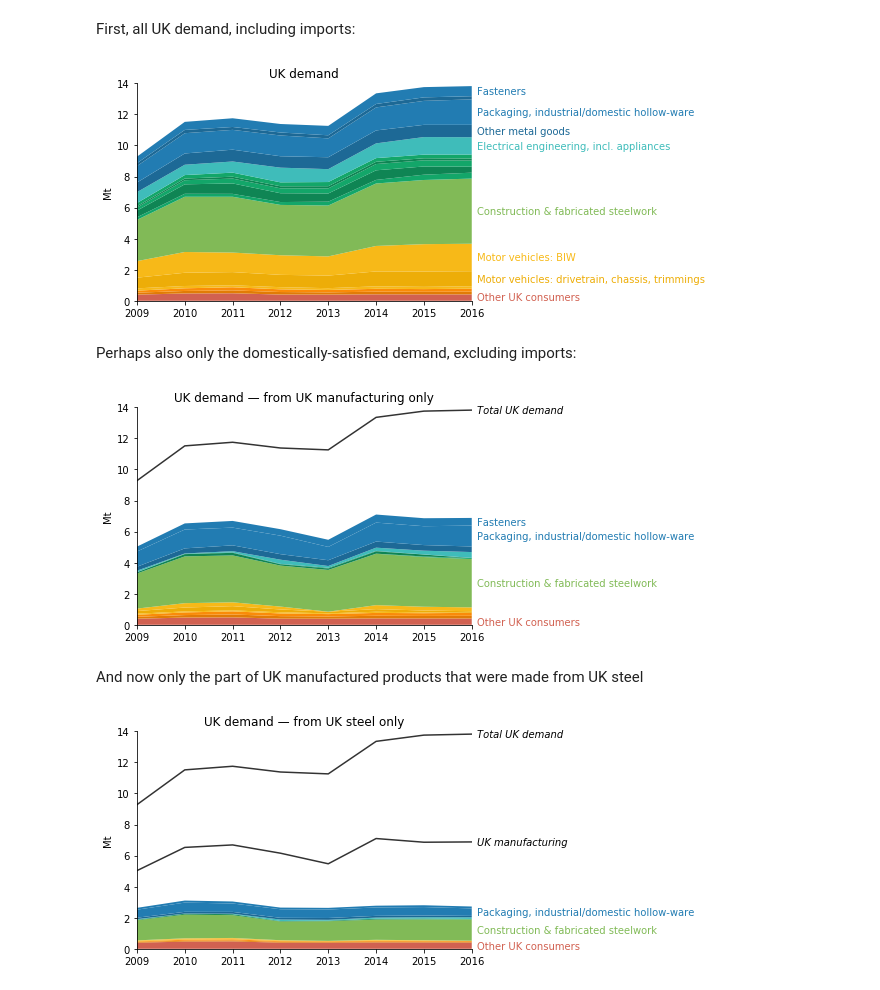
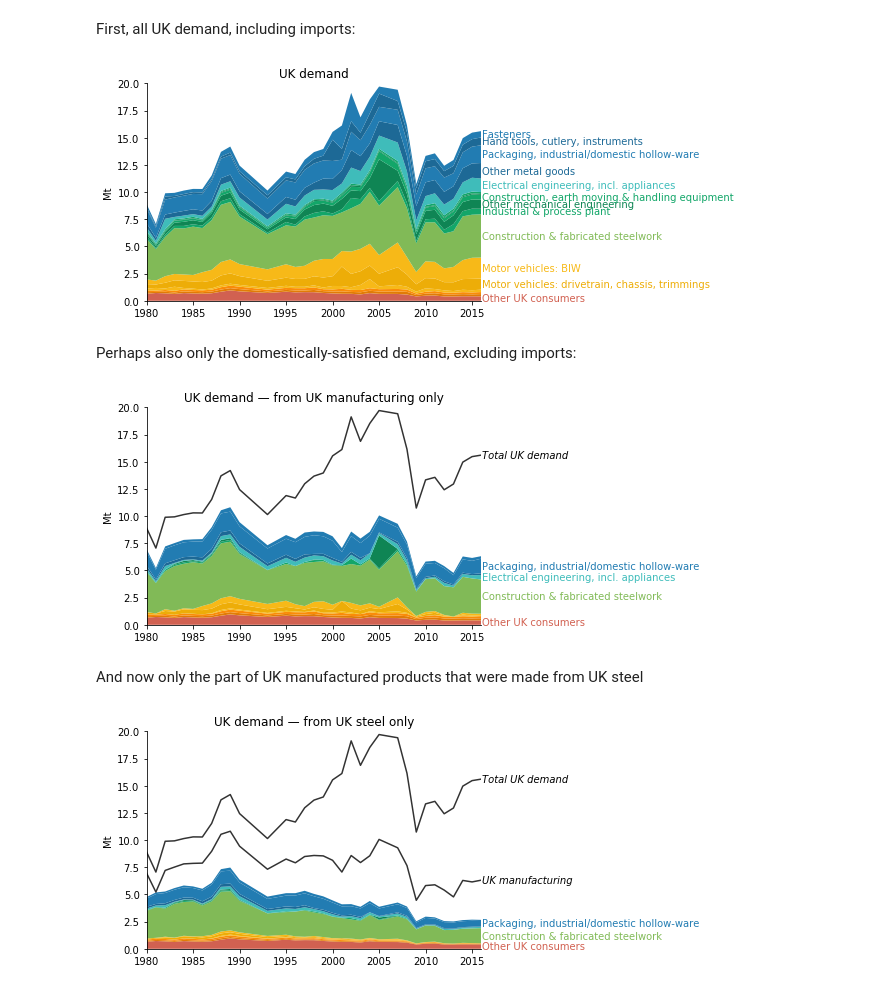
Before and after one commit to ricklupton/uk-steel-model, a Jupyter notebook: docs/Final goods over time.ipynb, the cells around one changed output. Cells and saved outputs as stored; diff of their text form; code cells hidden in the pictures.

```diff
--- a/docs/Final goods over time.ipynb
+++ b/docs/Final goods over time.ipynb
@@ -83,31 +83,31 @@ First, all UK demand, including imports:
 # %%
 all_demand = flows \
     .query('target == "uk_demand"') \
     .groupby(['year', 'material'])['value'].sum() \
     .unstack() \
     [sectors[::-1]] \
     / 1e3
 
 fig, ax = plt.subplots(figsize=(6, 4))
 ax.stackplot(all_demand.index.values, all_demand.values.T, colors=palette2[::-1]);
 ax.spines['right'].set_visible(False)
 ax.spines['top'].set_visible(False)
-ax.set_xlim(2009, 2016)
-ax.set_ylim(0, 14)
+ax.set_xlim(1980, 2016)
+ax.set_ylim(0, 20)
 ax.set_ylabel('Mt')
 ax.set_title('UK demand')
 
 y1 = all_demand.loc[2016, sectors[::-1]]
 y = 0
 for dy, name, c in zip(y1, sector_names[::-1], palette2[::-1]):
     y += dy / 2
     if dy > 0.4:
         ax.text(2016.1, y, name, va='center', color=c)
     y += dy / 2
 
 fig.savefig('../figures/uk_demand_over_time.pdf', bbox_inches='tight')
 # %% [output]
-[figure, old version]
+[figure, new version]
 # %% [markdown]
 Perhaps also only the domestically-satisfied demand, excluding imports:
 # %%
@@ -128,7 +128,7 @@ fig, ax = plt.subplots(figsize=(6, 4))
 ax.stackplot(dom_demand.index.values, dom_demand.values.T, colors=palette2[::-1]);
 ax.spines['right'].set_visible(False)
 ax.spines['top'].set_visible(False)
-ax.set_xlim(2009, 2016)
+ax.set_xlim(1980, 2016)
 ax.set_ylabel('Mt')
 ax.set_title('UK demand — from UK manufacturing only')
 
@@ -142,12 +142,12 @@ for dy, name, c in zip(y1, sector_names[::-1], palette2[::-1]):
 
 fig.savefig('../figures/uk_demand_over_time_excluding_imports.pdf', bbox_inches='tight')
 
-ax.set_ylim(0, 14)
+ax.set_ylim(0, 20)
 ax.plot(dom_demand.index.values, all_demand.sum(axis=1).values, 'k', lw=1.5, alpha=0.8)
 ax.text(2016.1, all_demand.sum(axis=1).values[-1], 'Total UK demand', va='center', fontstyle='italic')
 fig.savefig('../figures/uk_demand_over_time_excluding_imports_same_scale.pdf', bbox_inches='tight')
 # %% [output]
-[figure, old version]
+[figure, new version]
 # %% [markdown]
 And now only the part of UK manufactured products that were made from UK steel
 # %%
@@ -180,7 +180,7 @@ fig, ax = plt.subplots(figsize=(6, 4))
 ax.stackplot(dom_demand_dom_steel.index.values, dom_demand_dom_steel.values.T, colors=palette2[::-1]);
 ax.spines['right'].set_visible(False)
 ax.spines['top'].set_visible(False)
-ax.set_xlim(2009, 2016)
+ax.set_xlim(1980, 2016)
 ax.set_ylabel('Mt')
 ax.set_title('UK demand — from UK steel only')
 
@@ -194,7 +194,7 @@ for dy, name, c in zip(y1, sector_names[::-1], palette2[::-1]):
 
 fig.savefig('../figures/uk_demand_over_time_uk_only.pdf', bbox_inches='tight')
 
-ax.set_ylim(0, 14)
+ax.set_ylim(0, 20)
 
 ax.plot(dom_demand.index.values, all_demand.sum(axis=1).values, 'k', lw=1.5, alpha=0.8)
 ax.text(2016.1, all_demand.sum(axis=1).values[-1], 'Total UK demand', va='center', fontstyle='italic')
@@ -204,4 +204,4 @@ ax.text(2016.1, dom_demand.sum(axis=1).values[-1], 'UK manufacturing', va='cente
 
 fig.savefig('../figures/uk_demand_over_time_uk_only_same_scale.pdf', bbox_inches='tight')
 # %% [output]
-[figure, old version]
+[figure, new version]
```
Also changed, not shown: 45 other files.
